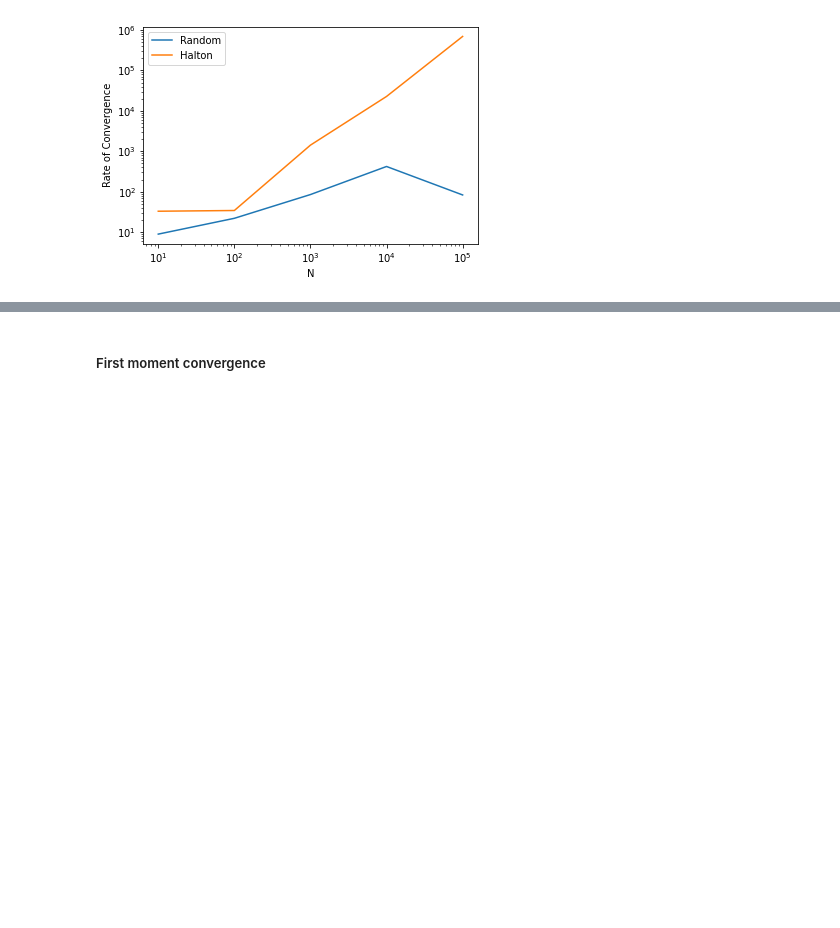
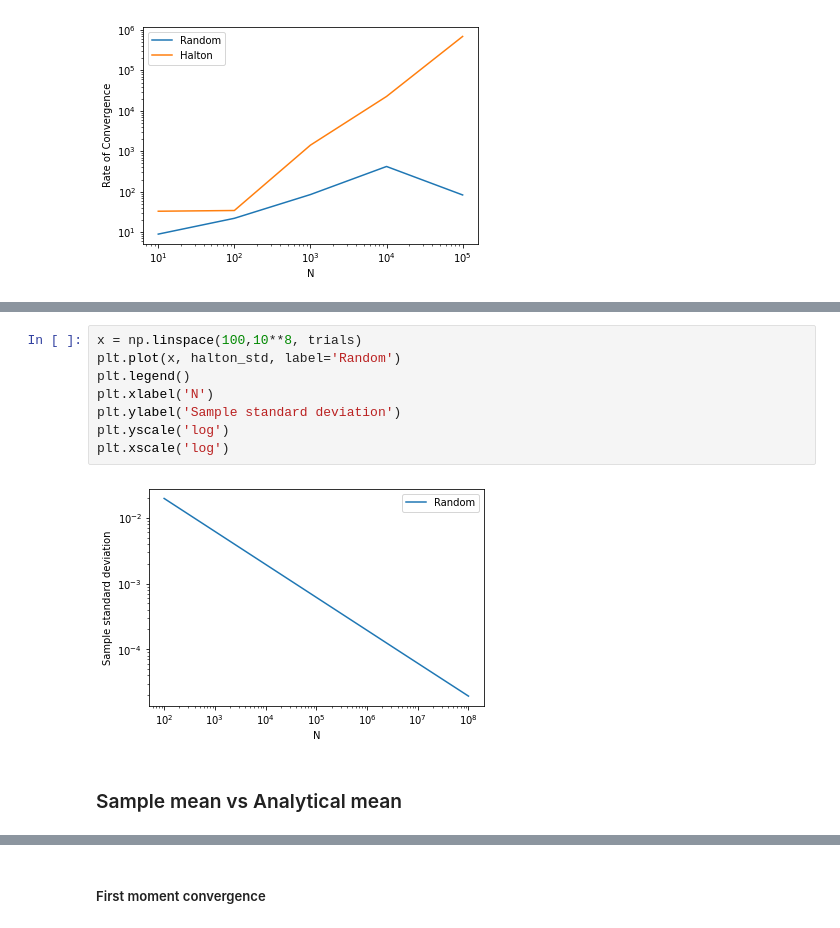
Before and after one commit to massimolarsen/QMC, a Jupyter notebook: QMC.ipynb, the cells around one changed output, grey strips where cells are left out. Saved outputs shown, nothing was run; the diff lists cells and outputs as text; blank space fills up the shorter version.

```diff
--- a/QMC.ipynb
+++ b/QMC.ipynb
@@ -47,0 +127,12 @@ plt.yscale('log')
+# %%
+x = np.linspace(100,10**8, trials)
+plt.plot(x, halton_std, label='Random')
+plt.legend()
+plt.xlabel('N')
+plt.ylabel('Sample standard deviation')
+plt.yscale('log')
+plt.xscale('log')
+# %% [output]
+[figure, added]
+# %% [markdown]
+### Sample mean vs Analytical mean
```
Also changed, not shown: parts of 15 cells of this notebook.
